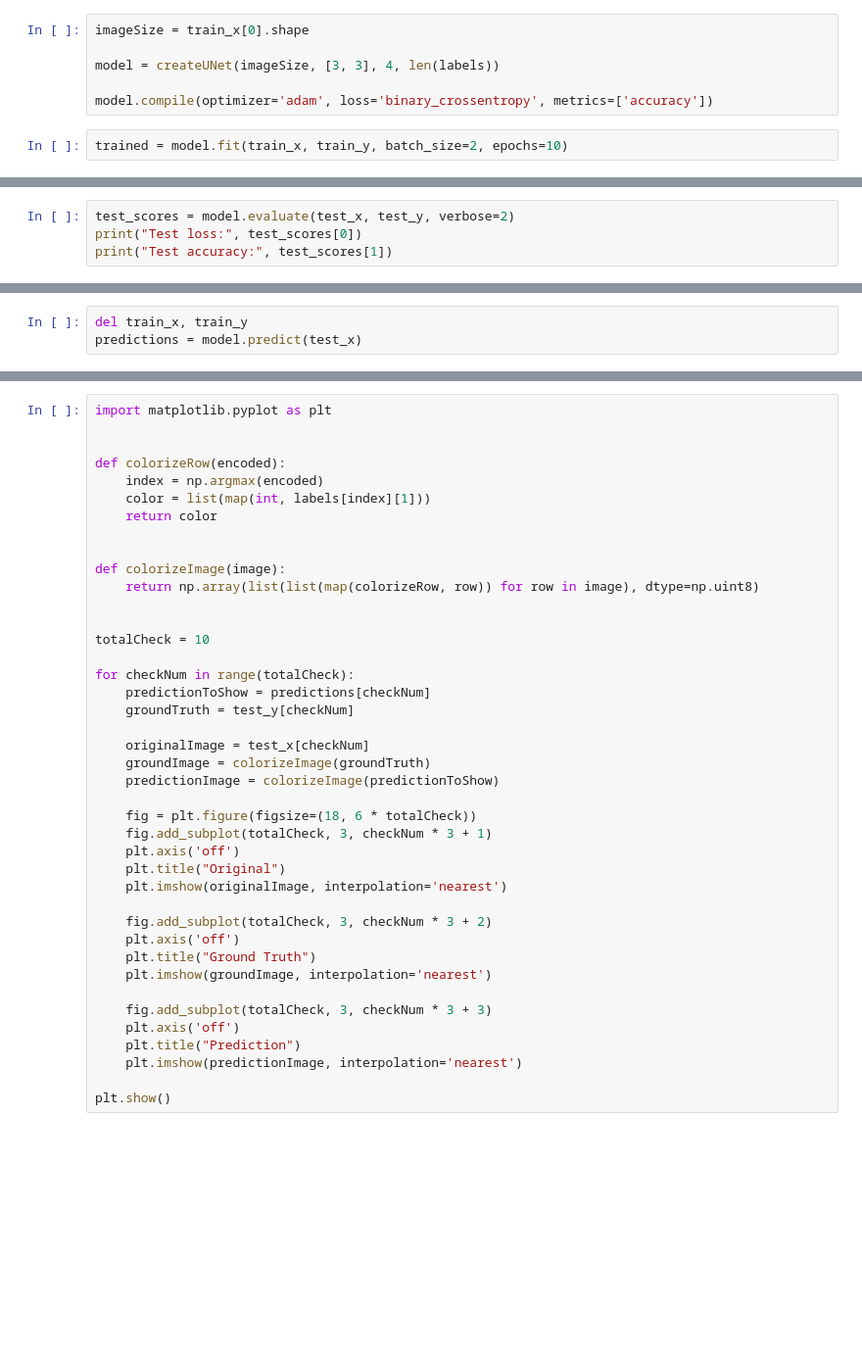
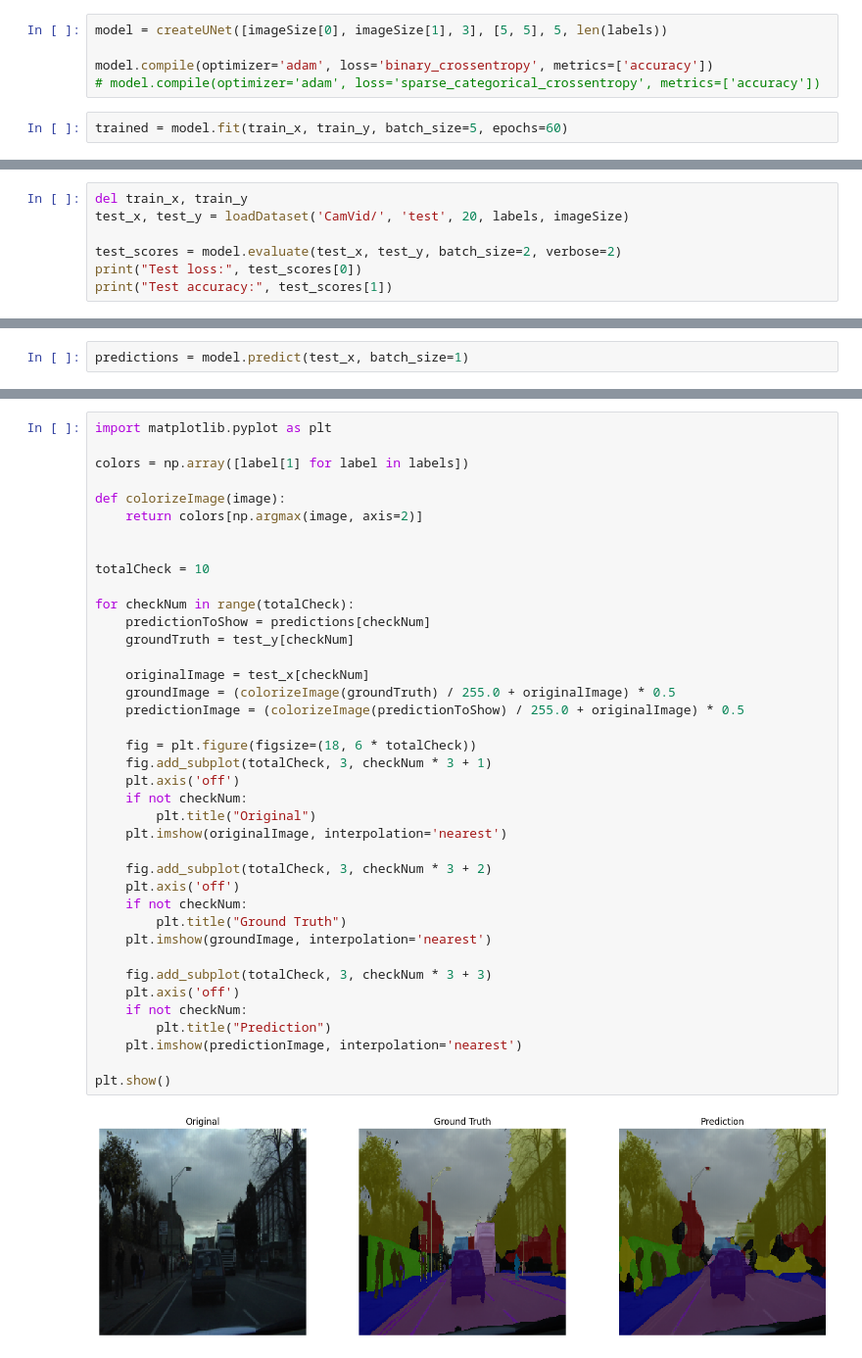
Before and after one commit to dylan-berndt/U-Net, a Jupyter notebook: neural.ipynb, the cells around one changed output, grey strips where cells are left out. Shown at 98% size. Cells and saved outputs as stored; diff of their text form; blank space fills up the shorter version.

```diff
--- a/neural.ipynb
+++ b/neural.ipynb
@@ -11,9 +11,8 @@ val 5/5/200
 # %%
-imageSize = train_x[0].shape
-
-model = createUNet(imageSize, [3, 3], 4, len(labels))
+model = createUNet([imageSize[0], imageSize[1], 3], [5, 5], 5, len(labels))
 
 model.compile(optimizer='adam', loss='binary_crossentropy', metrics=['accuracy'])
+# model.compile(optimizer='adam', loss='sparse_categorical_crossentropy', metrics=['accuracy'])
 # %%
-trained = model.fit(train_x, train_y, batch_size=2, epochs=10)
+trained = model.fit(train_x, train_y, batch_size=5, epochs=60)
 # %% [output]
@@ -40,5 +36,8 @@ Epoch 10/10
 # %%
-test_scores = model.evaluate(test_x, test_y, verbose=2)
+del train_x, train_y
+test_x, test_y = loadDataset('CamVid/', 'test', 20, labels, imageSize)
+
+test_scores = model.evaluate(test_x, test_y, batch_size=2, verbose=2)
 print("Test loss:", test_scores[0])
 print("Test accuracy:", test_scores[1])
 # %% [output]
@@ -48,4 +47,3 @@ Test accuracy: 0.3570508658885956
 # %%
-del train_x, train_y
-predictions = model.predict(test_x)
+predictions = model.predict(test_x, batch_size=1)
 # %% [output]
@@ -53,41 +51,41 @@ predictions = model.predict(test_x)
 # %%
 import matplotlib.pyplot as plt
 
-
-def colorizeRow(encoded):
-    index = np.argmax(encoded)
-    color = list(map(int, labels[index][1]))
-    return color
-
+colors = np.array([label[1] for label in labels])
 
 def colorizeImage(image):
-    return np.array(list(list(map(colorizeRow, row)) for row in image), dtype=np.uint8)
+    return colors[np.argmax(image, axis=2)]
 
 
 totalCheck = 10
 
 for checkNum in range(totalCheck):
     predictionToShow = predictions[checkNum]
     groundTruth = test_y[checkNum]
 
     originalImage = test_x[checkNum]
-    groundImage = colorizeImage(groundTruth)
-    predictionImage = colorizeImage(predictionToShow)
+    groundImage = (colorizeImage(groundTruth) / 255.0 + originalImage) * 0.5
+    predictionImage = (colorizeImage(predictionToShow) / 255.0 + originalImage) * 0.5
 
     fig = plt.figure(figsize=(18, 6 * totalCheck))
     fig.add_subplot(totalCheck, 3, checkNum * 3 + 1)
     plt.axis('off')
-    plt.title("Original")
+    if not checkNum:
+        plt.title("Original")
     plt.imshow(originalImage, interpolation='nearest')
 
     fig.add_subplot(totalCheck, 3, checkNum * 3 + 2)
     plt.axis('off')
-    plt.title("Ground Truth")
+    if not checkNum:
+        plt.title("Ground Truth")
     plt.imshow(groundImage, interpolation='nearest')
 
     fig.add_subplot(totalCheck, 3, checkNum * 3 + 3)
     plt.axis('off')
-    plt.title("Prediction")
+    if not checkNum:
+        plt.title("Prediction")
     plt.imshow(predictionImage, interpolation='nearest')
 
 plt.show()
+# %% [output]
+[figure, added]
```
Also changed, not shown: parts of 6 cells of this notebook, 2 other files.
